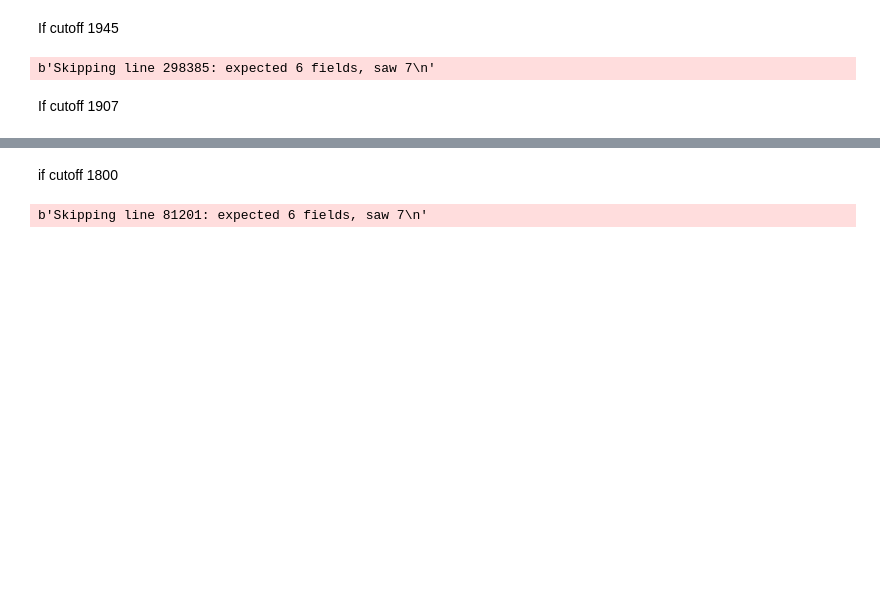
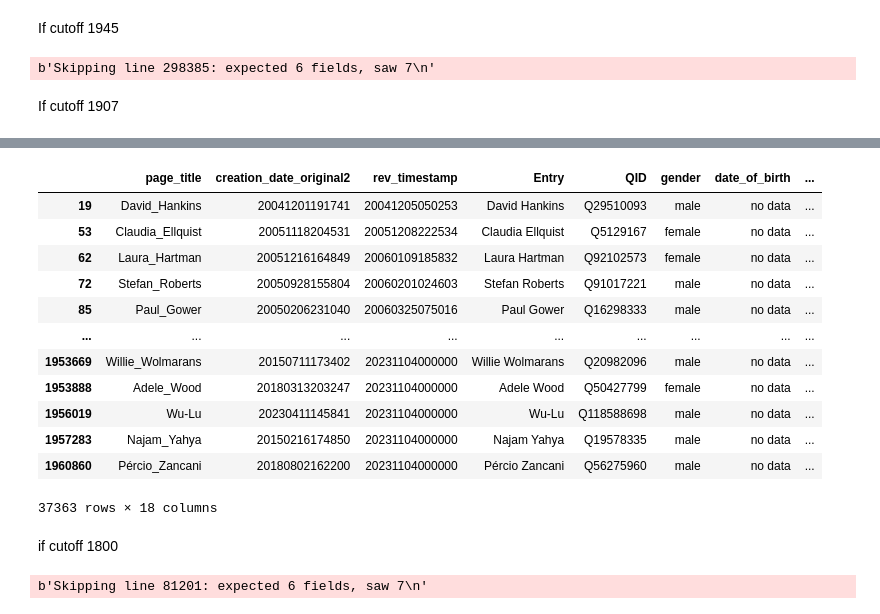
Before and after one commit to CSDL-UMD/Survival-of-the-Notable-in-Wikipedia, a Jupyter notebook: Survival Analysis-Copy1.ipynb, the cells around one changed output, grey strips where cells are left out. Cells and saved outputs as stored; diff of their text form; code cells hidden in the pictures; blank space fills up the shorter version.

```diff
--- a/Survival Analysis-Copy1.ipynb
+++ b/Survival Analysis-Copy1.ipynb
@@ -312,5 +296,19 @@ part_3B_b_contemporary[~part_3B_b_contemporary['page_title'].isin(dead['title'])
-# %%
-Totally_unlnown_group = pd.concat([part_3B_b[~part_3B_b['page_title'].isin(conteporary_people['title'])],part_3B_b_contemporary[~part_3B_b_contemporary['page_title'].isin(dead['title'])]])
+# %%
+Totally_unlnown_group
+# %% [output]
+|  | page_title | creation_date_original2 | rev_timestamp | Entry | QID | gender | date_of_birth | ... |
+| 19 | David_Hankins | 20041201191741 | 20041205050253 | David Hankins | Q29510093 | male | no data | ... |
+| 53 | Claudia_Ellquist | 20051118204531 | 20051208222534 | Claudia Ellquist | Q5129167 | female | no data | ... |
+| 62 | Laura_Hartman | 20051216164849 | 20060109185832 | Laura Hartman | Q92102573 | female | no data | ... |
+| 72 | Stefan_Roberts | 20050928155804 | 20060201024603 | Stefan Roberts | Q91017221 | male | no data | ... |
+| 85 | Paul_Gower | 20050206231040 | 20060325075016 | Paul Gower | Q16298333 | male | no data | ... |
+| ... | ... | ... | ... | ... | ... | ... | ... | ... |
+| 1953669 | Willie_Wolmarans | 20150711173402 | 20231104000000 | Willie Wolmarans | Q20982096 | male | no data | ... |
+| 1953888 | Adele_Wood | 20180313203247 | 20231104000000 | Adele Wood | Q50427799 | female | no data | ... |
+| 1956019 | Wu-Lu | 20230411145841 | 20231104000000 | Wu-Lu | Q118588698 | male | no data | ... |
+| 1957283 | Najam_Yahya | 20150216174850 | 20231104000000 | Najam Yahya | Q19578335 | male | no data | ... |
+| 1960860 | Pércio_Zancani | 20180802162200 | 20231104000000 | Pércio Zancani | Q56275960 | male | no data | ... |
+37363 rows × 18 columns
 # %% [markdown]
 if cutoff 1800
 # %%
```
Also changed, not shown: parts of 51 cells of this notebook, 4 other files.
